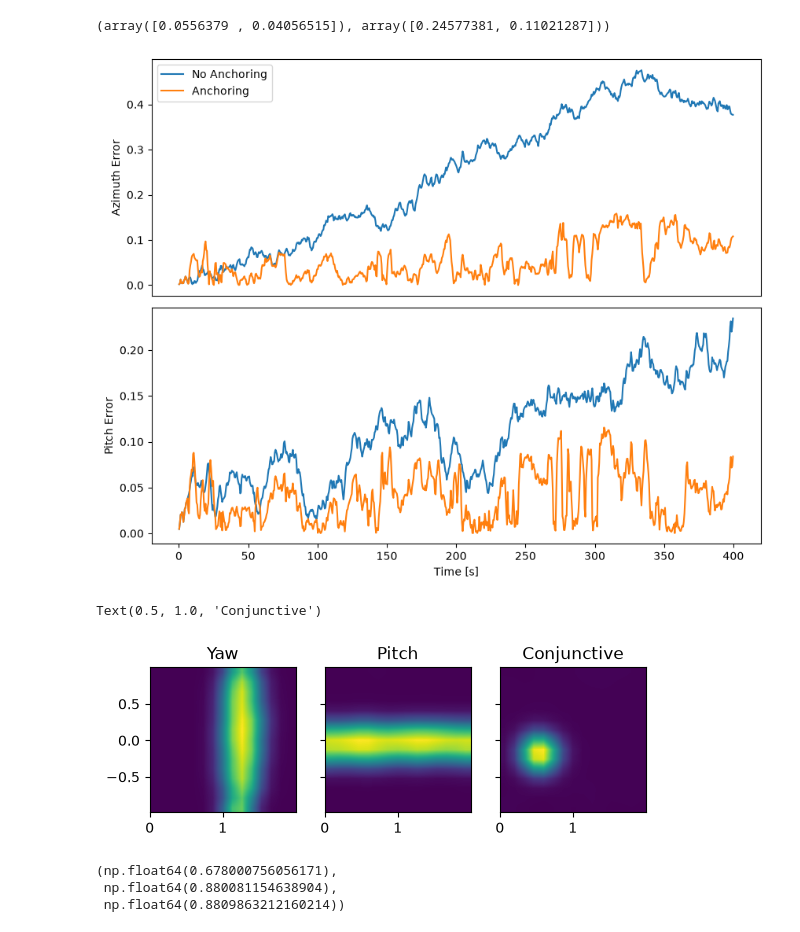
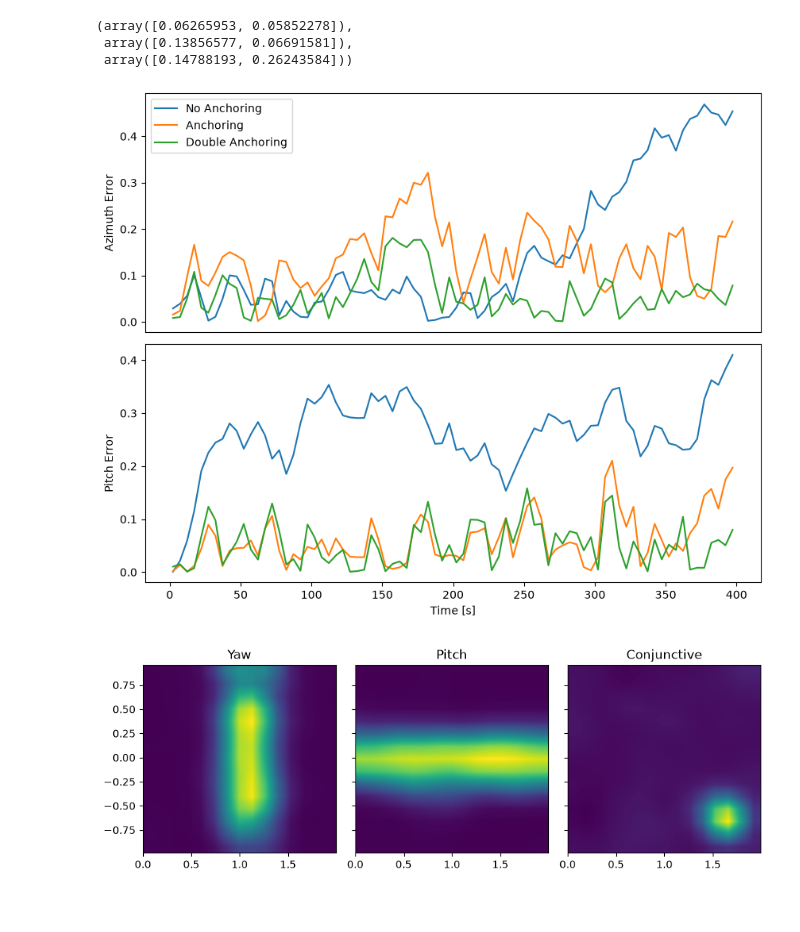
Before and after one commit to siaulich/grid-cells, a Jupyter notebook: notebooks/bat_flight_anchoring.ipynb, the cells around one changed output. Cells and saved outputs as stored; diff of their text form; code cells hidden in the pictures.

Commit message:
extend anchor feedback

```diff
--- a/notebooks/bat_flight_anchoring.ipynb
+++ b/notebooks/bat_flight_anchoring.ipynb
@@ -80,14 +102,30 @@ ax[1].legend()
 # %%
 np.mean(
-    np.abs(angular_error(recording_anchor["decoded_angle"], bat_flight["dir_torus"][::interval])),
+    np.abs(
+        angular_error(
+            recording_double_anchor["decoded_angle"],
+            bat_flight["dir_torus"][::interval],
+        )
+    ),
     axis=0,
 ), np.mean(
-    np.abs(angular_error(recording["decoded_angle"], bat_flight["dir_torus"][::interval])), axis=0
+    np.abs(
+        angular_error(
+            recording_anchor["decoded_angle"], bat_flight["dir_torus"][::interval]
+        )
+    ),
+    axis=0,
+), np.mean(
+    np.abs(
+        angular_error(recording["decoded_angle"], bat_flight["dir_torus"][::interval])
+    ),
+    axis=0,
 )
 # %% [output]
-(array([0.0556379 , 0.04056515]), array([0.24577381, 0.11021287]))
+(array([0.06265953, 0.05852278]),
+ array([0.13856577, 0.06691581]),
+ array([0.14788193, 0.26243584]))
 # %%
-
 smooth_interval = 10
 fig, ax = plt.subplots(
     nrows=2,
@@ -98,6 +136,10 @@ fig, ax = plt.subplots(
 for angle_iter, angle in enumerate(["Azimuth", "Pitch"]):
     anchored_error = angular_error(
         recording_anchor["decoded_angle"][:, angle_iter],
+        bat_flight["dir_torus"][::interval, angle_iter],
+    )
+    double_anchored_error = angular_error(
+        recording_double_anchor["decoded_angle"][:, angle_iter],
         bat_flight["dir_torus"][::interval, angle_iter],
     )
     error = angular_error(
@@ -114,6 +156,12 @@ for angle_iter, angle in enumerate(["Azimuth", "Pitch"]):
         np.abs(smooth_ts(anchored_error, smooth_interval)),
         label="Anchoring",
     )
+    ax[1 * angle_iter].plot(
+        smooth_ts(bat_flight["time"][::interval], smooth_interval),
+        np.abs(smooth_ts(double_anchored_error, smooth_interval)),
+        label="Double Anchoring",
+    )
+
     ax[1 * angle_iter].set_ylabel(angle + " Error")
 
 for axis_iter in range(len(ax) - 1):
@@ -124,14 +172,17 @@ ax[0].legend()
 ax[-1].set_xlabel("Time [s]")
 fig.savefig(os.path.join(PLOTS_DIR, "bat_flight_anchoring_effect.png"))
 # %% [output]
-[figure, old version]
+[figure, new version]
 # %%
 from grid_cells.plot_tools import activity_map
 
-cell_index = 1
-fig, ax = plt.subplots(ncols=3, sharey=True)
+cell_index = 0
+fig, ax = plt.subplots(ncols=3, sharey=True,figsize=(9,3))
 activity, counts, direction_edges = activity_map(
-    bat_flight["dir_torus"][::interval], recording_anchor["yaw_cells"][:, 100], nbins=15, sigma=1
+    bat_flight["dir_torus"][::interval],
+    recording_anchor["yaw_cells"][:, 100],
+    nbins=15,
+    sigma=1,
 )
 ax[0].imshow(
     activity.T,
@@ -157,40 +208,33 @@ ax[1].imshow(
     extent=(
         direction_edges[0][0] / np.pi,
         direction_edges[0][-1] / np.pi,
         direction_edges[1][0] / np.pi,
         direction_edges[1][-1] / np.pi,
     ),
     origin="lower",
     interpolation="bilinear",
 )
 ax[1].set_title("Pitch")
 
 activity, counts, direction_edges = activity_map(
     bat_flight["dir_torus"][::interval],
     recording_anchor["conj_cells"][:, cell_index],
     nbins=15,
     sigma=1,
 )
 ax[2].imshow(
     activity.T,
     extent=(
         direction_edges[0][0] / np.pi,
         direction_edges[0][-1] / np.pi,
         direction_edges[1][0] / np.pi,
         direction_edges[1][-1] / np.pi,
     ),
     origin="lower",
     interpolation="bilinear",
 )
 ax[2].set_title("Conjunctive")
+fig.tight_layout()
+fig.savefig(os.path.join(PLOTS_DIR, "bat_flight_cell_types.png"))
 # %% [output]
-Text(0.5, 1.0, 'Conjunctive')
-[figure, old version]
+[figure, new version]
-# %%
-recording_anchor["conj_cells"].max(), recording_anchor[
-    "pitch_cells"
-].max(), recording_anchor["yaw_cells"].max()
-# %% [output]
-(np.float64(0.678000756056171),
- np.float64(0.880081154638904),
- np.float64(0.8809863212160214))
```
Also changed, not shown: parts of 10 cells of this notebook, 3 other files.
